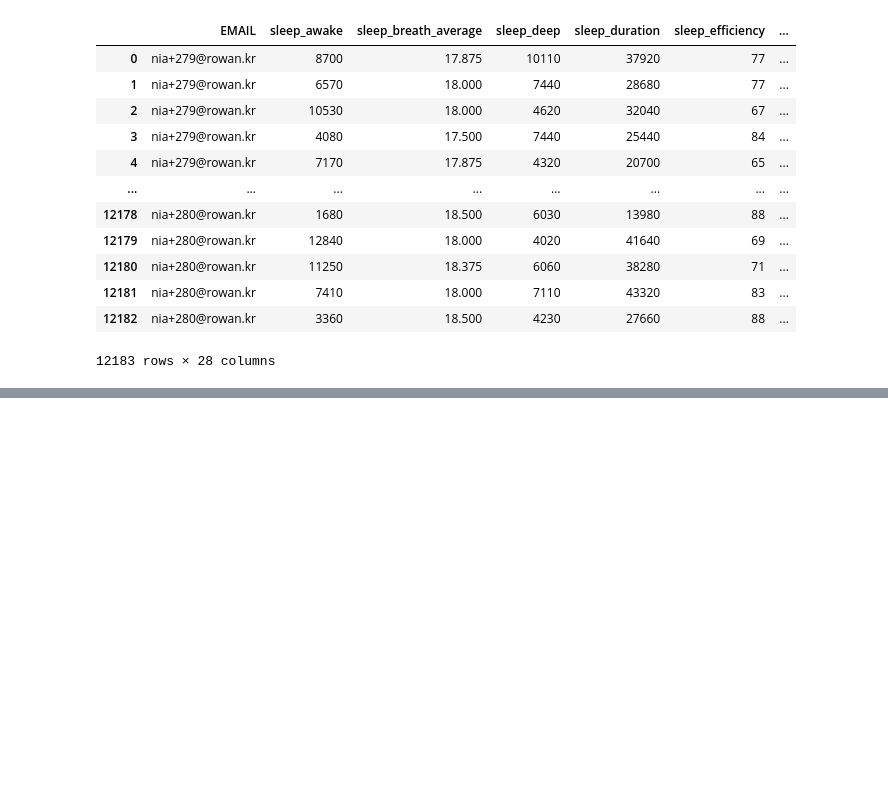
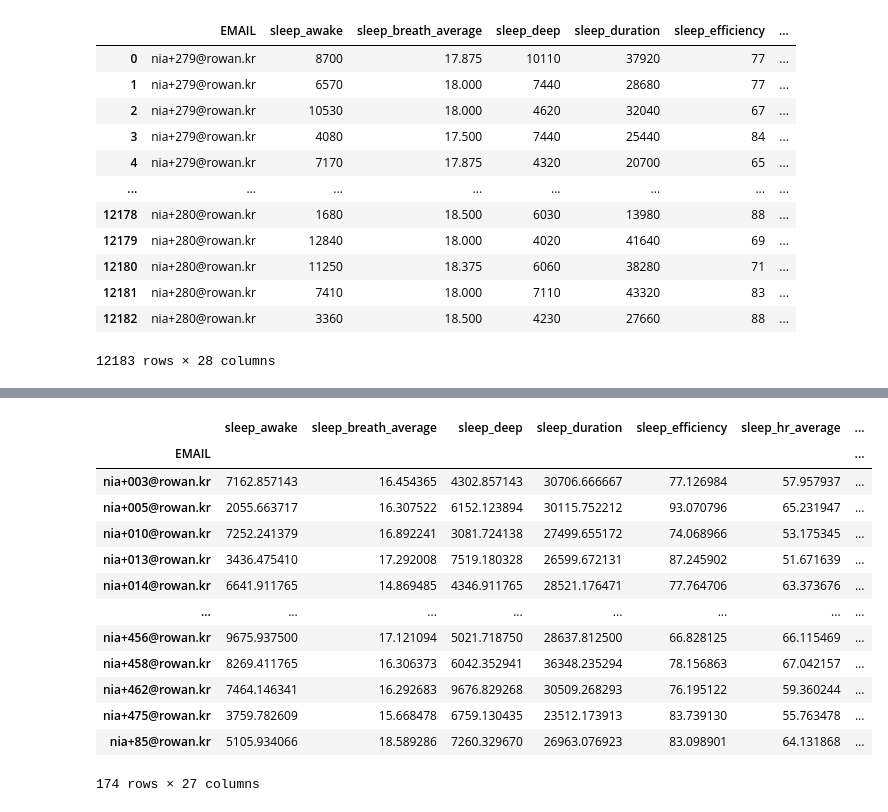
Before and after one commit to KyungTaek-Oh/Class, a Jupyter notebook: MachineLearning/modeling/project_preprocessing.ipynb, the cells around one changed output, grey strips where cells are left out. Cells and saved outputs as stored; diff of their text form; code cells hidden in the pictures; blank space fills up the shorter version.

```diff
--- a/MachineLearning/modeling/project_preprocessing.ipynb
+++ b/MachineLearning/modeling/project_preprocessing.ipynb
@@ -202,0 +221,18 @@ sleep_data
+# %%
+sleep_mean = sleep_data.groupby("EMAIL").mean()
+sleep_mean
+# %% [output]
+|  | sleep_awake | sleep_breath_average | sleep_deep | sleep_duration | sleep_efficiency | sleep_hr_average | ... |
+| EMAIL |  |  |  |  |  |  | ... |
+| nia+003@rowan.kr | 7162.857143 | 16.454365 | 4302.857143 | 30706.666667 | 77.126984 | 57.957937 | ... |
+| nia+005@rowan.kr | 2055.663717 | 16.307522 | 6152.123894 | 30115.752212 | 93.070796 | 65.231947 | ... |
+| nia+010@rowan.kr | 7252.241379 | 16.892241 | 3081.724138 | 27499.655172 | 74.068966 | 53.175345 | ... |
+| nia+013@rowan.kr | 3436.475410 | 17.292008 | 7519.180328 | 26599.672131 | 87.245902 | 51.671639 | ... |
+| nia+014@rowan.kr | 6641.911765 | 14.869485 | 4346.911765 | 28521.176471 | 77.764706 | 63.373676 | ... |
+| ... | ... | ... | ... | ... | ... | ... | ... |
+| nia+456@rowan.kr | 9675.937500 | 17.121094 | 5021.718750 | 28637.812500 | 66.828125 | 66.115469 | ... |
+| nia+458@rowan.kr | 8269.411765 | 16.306373 | 6042.352941 | 36348.235294 | 78.156863 | 67.042157 | ... |
+| nia+462@rowan.kr | 7464.146341 | 16.292683 | 9676.829268 | 30509.268293 | 76.195122 | 59.360244 | ... |
+| nia+475@rowan.kr | 3759.782609 | 15.668478 | 6759.130435 | 23512.173913 | 83.739130 | 55.763478 | ... |
+| nia+85@rowan.kr | 5105.934066 | 18.589286 | 7260.329670 | 26963.076923 | 83.098901 | 64.131868 | ... |
+174 rows × 27 columns
```
Also changed, not shown: parts of 7 cells of this notebook.
